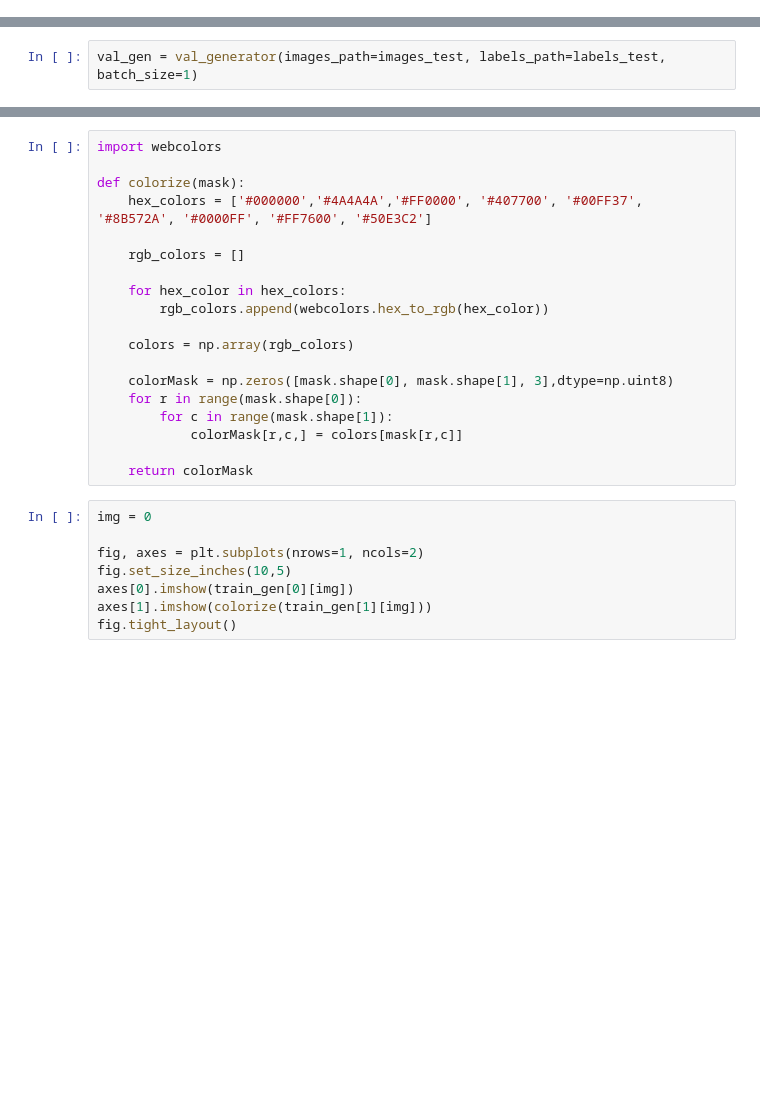
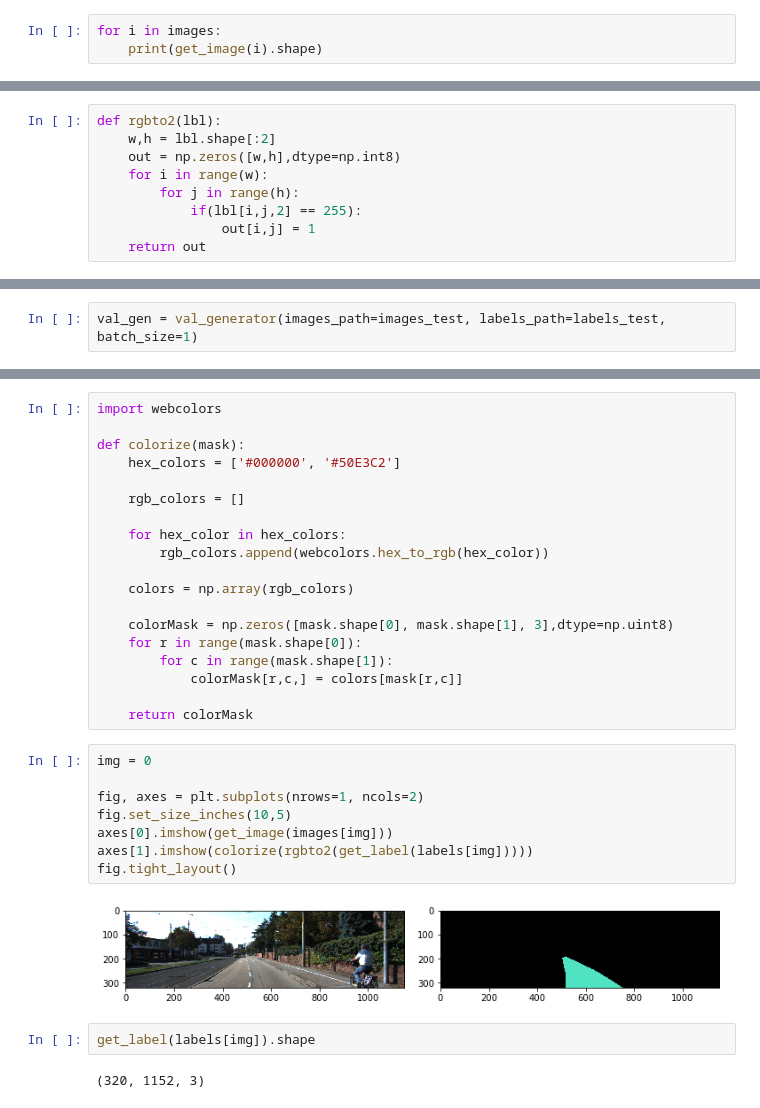
Before and after one commit to vladostan/carutils, a Jupyter notebook: custom_generator.ipynb, the cells around one changed output, grey strips where cells are left out. Cells and saved outputs as stored; diff of their text form; blank space fills up the shorter version.

Commit message:
training added

```diff
--- a/custom_generator.ipynb
+++ b/custom_generator.ipynb
@@ -49,0 +42,3 @@ def get_label(path):
+# %%
+for i in images:
+    print(get_image(i).shape)
@@ -60,0 +85,9 @@ print(get_image(images[84]).shape)
+# %%
+def rgbto2(lbl):
+    w,h = lbl.shape[:2]
+    out = np.zeros([w,h],dtype=np.int8)
+    for i in range(w):
+        for j in range(h):
+            if(lbl[i,j,2] == 255):
+                out[i,j] = 1
+    return out
@@ -304,7 +376,7 @@ print(val_gen[1].shape)
 import webcolors
 
 def colorize(mask):
-    hex_colors = ['#000000','#4A4A4A','#FF0000', '#407700', '#00FF37', '#8B572A', '#0000FF', '#FF7600', '#50E3C2']
+    hex_colors = ['#000000', '#50E3C2']
 
     rgb_colors = []
 
@@ -322,11 +394,17 @@ def colorize(mask):
 # %%
 img = 0
 
 fig, axes = plt.subplots(nrows=1, ncols=2)
 fig.set_size_inches(10,5)
-axes[0].imshow(train_gen[0][img])
-axes[1].imshow(colorize(train_gen[1][img]))
+axes[0].imshow(get_image(images[img]))
+axes[1].imshow(colorize(rgbto2(get_label(labels[img]))))
 fig.tight_layout()
+# %% [output]
+[figure, added]
+# %%
+get_label(labels[img]).shape
+# %% [output]
+(320, 1152, 3)
 # %%
 from models.Unet import unet
 
```
Also changed, not shown: parts of 25 cells of this notebook, 10 other files.
